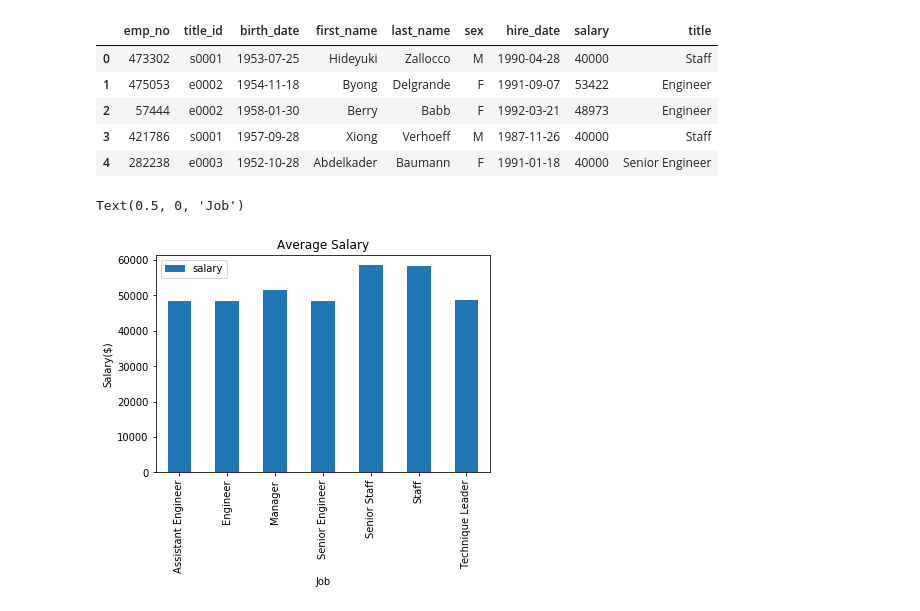
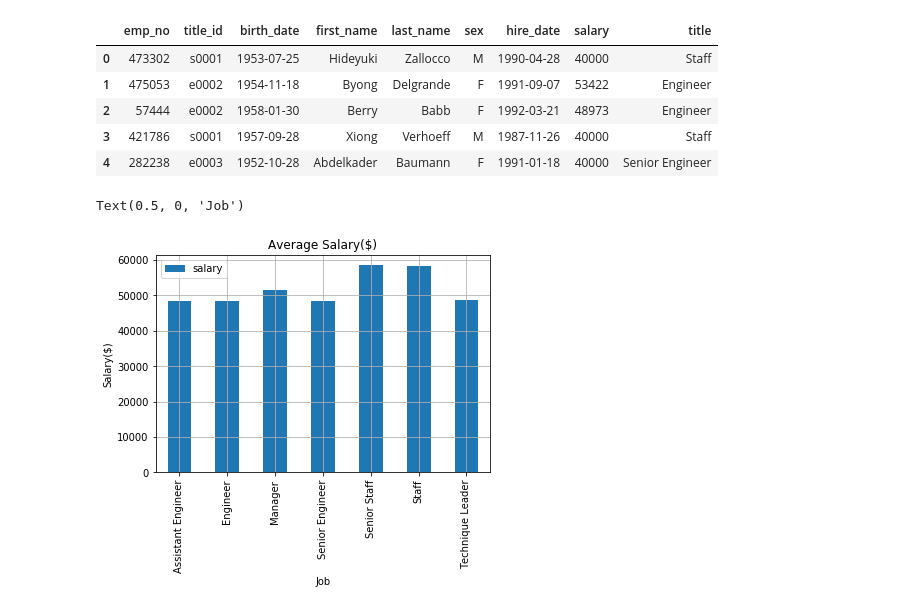
Before and after one commit to j1candel/sql-challenge, a Jupyter notebook: EmployeeSQL/sql-with-pandas.ipynb, the cells around one changed output. Cells and saved outputs as stored; diff of their text form; code cells hidden in the pictures.

```diff
--- a/sql-with-pandas.ipynb
+++ b/EmployeeSQL/sql-with-pandas.ipynb
@@ -100,10 +100,12 @@ salary_group_df = pd.DataFrame(salary_group)
 #Resetting Index
 salary_group_df = salary_group_df.reset_index()
 # %%
+#Plotting a bar graph of average salary by job position
 ax = salary_group_df.plot.bar(x = 'title', y = 'salary', rot = 90)
-plt.title('Average Salary')
+plt.grid()
+plt.title('Average Salary($)')
 plt.ylabel('Salary($)')
 plt.xlabel('Job')
 # %% [output]
 Text(0.5, 0, 'Job')
-[figure, old version]
+[figure, new version]
```
Also changed, not shown: 4 other files.
